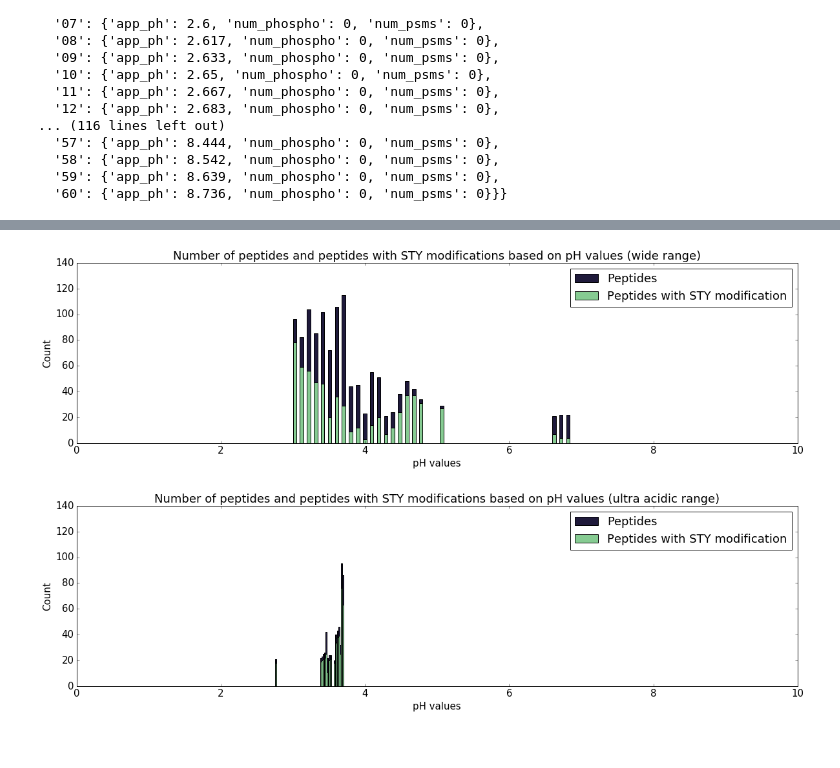
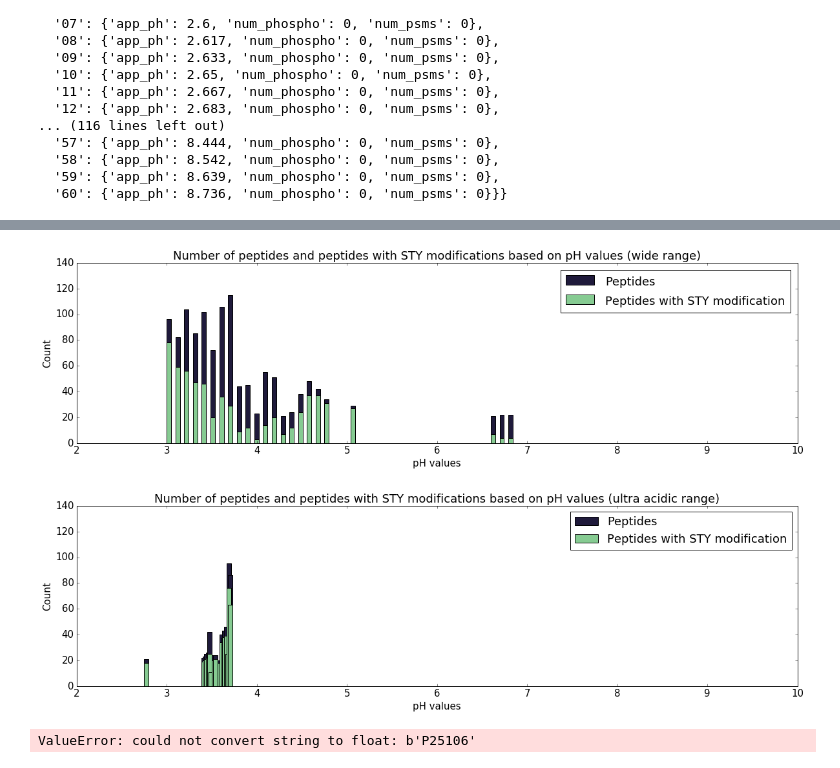
Before and after one commit to koptagel/bb2490, a Jupyter notebook: src/Localize Script.ipynb, the cells around one changed output, grey strips where cells are left out. Drawn from its saved outputs; the diff is of its cells as text; code cells hidden in the pictures.

```diff
--- a/src/Localize Script.ipynb
+++ b/src/Localize Script.ipynb
@@ -274,6 +274,14 @@ import numpy as np
 import csv
 
 file_dict = {}
+phospho_set = set()
+psm_set = set()
+
+phospho_acid_set = set()
+psm_acid_set = set()
+
+phospho_wide_set = set()
+psm_wide_set = set()
 
 file_ph = "3-10"
 proportion = (10-3)/72
@@ -295,13 +303,17 @@ for file_idx in range(1,61):
         num_phospho = 0
 
         for row in reader:
-            r_id = r_id + 1
+            #r_id = r_id + 1
             if float(row['percolator q-value']) > 0.05:
                 break
             else:
                 num_psms = num_psms + 1
+                psm_set.add(row['sequence'])
+                psm_wide_set.add(row['sequence'])
                 if "[79.97]" in row['sequence']:
                     num_phospho = num_phospho + 1
+                    phospho_set.add(row['sequence'])
+                    phospho_wide_set.add(row['sequence'])
 
                 #print(row)
                 #print(row['percolator q-value'], row['sequence'])
@@ -339,13 +351,17 @@ for file_idx in range(1,73):
         num_phospho = 0
 
         for row in reader:
-            r_id = r_id + 1
+            #r_id = r_id + 1
             if float(row['percolator q-value']) > 0.05:
                 break
             else:
                 num_psms = num_psms + 1
+                psm_set.add(row['sequence'])
+                psm_acid_set.add(row['sequence'])
                 if "[79.97]" in row['sequence']:
                     num_phospho = num_phospho + 1
+                    phospho_set.add(row['sequence'])
+                    phospho_acid_set.add(row['sequence'])
 
                 #print(row)
                 #print(row['percolator q-value'], row['sequence'])
@@ -361,6 +377,16 @@ for file_idx in range(1,73):
     file_dict[file_ph][file_id]["app_ph"] = app_ph
     file_dict[file_ph][file_id]["num_psms"] = num_psms
     file_dict[file_ph][file_id]["num_phospho"] = num_phospho
+
+
+print("\nnumpsms: ", len(list(psm_set)))
+print("numphospho: ", len(list(phospho_set)))
+
+print("\nnumpsms acid: ", len(list(psm_acid_set)))
+print("numphospho acid: ", len(list(phospho_acid_set)))
+
+print("\nnumpsms wide: ", len(list(psm_wide_set)))
+print("numphospho wide: ", len(list(phospho_wide_set)))
 # %% [output]
 For pH  3-10  strip  01 :       num_psms <= 0.05:  96 ,         num_phospho <= 0.05:  78
 For pH  3-10  strip  02 :       num_psms <= 0.05:  82 ,         num_phospho <= 0.05:  59
@@ -470,38 +500,44 @@ plt.title("Number of peptides and peptides with STY modifications based on pH va
 plt.bar(app_phs, psms, color='#1f1a3b', width=bar_width, label="Peptides")
 #plt.bar(app_phs, psms, color='#251f47', width=bar_width, label="Peptides")
 plt.bar(app_phs, phosphos, color='#86cb92', width=bar_width, label="Peptides with STY modification")
-plt.xlim([0,10])
+plt.xlim([2,10])
 plt.ylim([0,140])
 plt.xlabel("pH values")
 plt.ylabel("Count")
 plt.legend()
+plt.savefig("ph_wide.svg")
 
 ph = "25-37"
 
-bar_width = 0.02
+bar_width = 0.05
 
 strips = []
 app_phs = []
 psms = []
 phosphos = []
 
 for key in sorted(file_dict[ph].keys()):
     strips.append(int(key))
     app_phs.append(file_dict[ph][key]['app_ph'])
     psms.append(file_dict[ph][key]['num_psms'])
     phosphos.append(file_dict[ph][key]['num_phospho'])
 
 plt.figure(figsize=(20,5))
 plt.rcParams.update({'font.size': 15})
 plt.title("Number of peptides and peptides with STY modifications based on pH values (ultra acidic range)")
 plt.bar(app_phs, psms, color='#1f1a3b', width=bar_width, label="Peptides")
 plt.bar(app_phs, phosphos, color='#86cb92', width=bar_width, label="Peptides with STY modification")
-plt.xlim([0,10])
+plt.xlim([2,10])
 plt.ylim([0,140])
 plt.xlabel("pH values")
 plt.ylabel("Count")
 plt.legend()
-plt.show()
+plt.savefig("ph_acidic.svg")
 # %% [output]
-[figure, old version]
+[figure, new version]
-[figure, old version]
+[figure, new version]
+# %%
+asd = np.loadtxt("unique.txt",delimiter=",")
+asd.shape
+# %% [output]
+ValueError: could not convert string to float: b'P25106'
```
Also changed, not shown: parts of 2 cells of this notebook, 15 other files.
